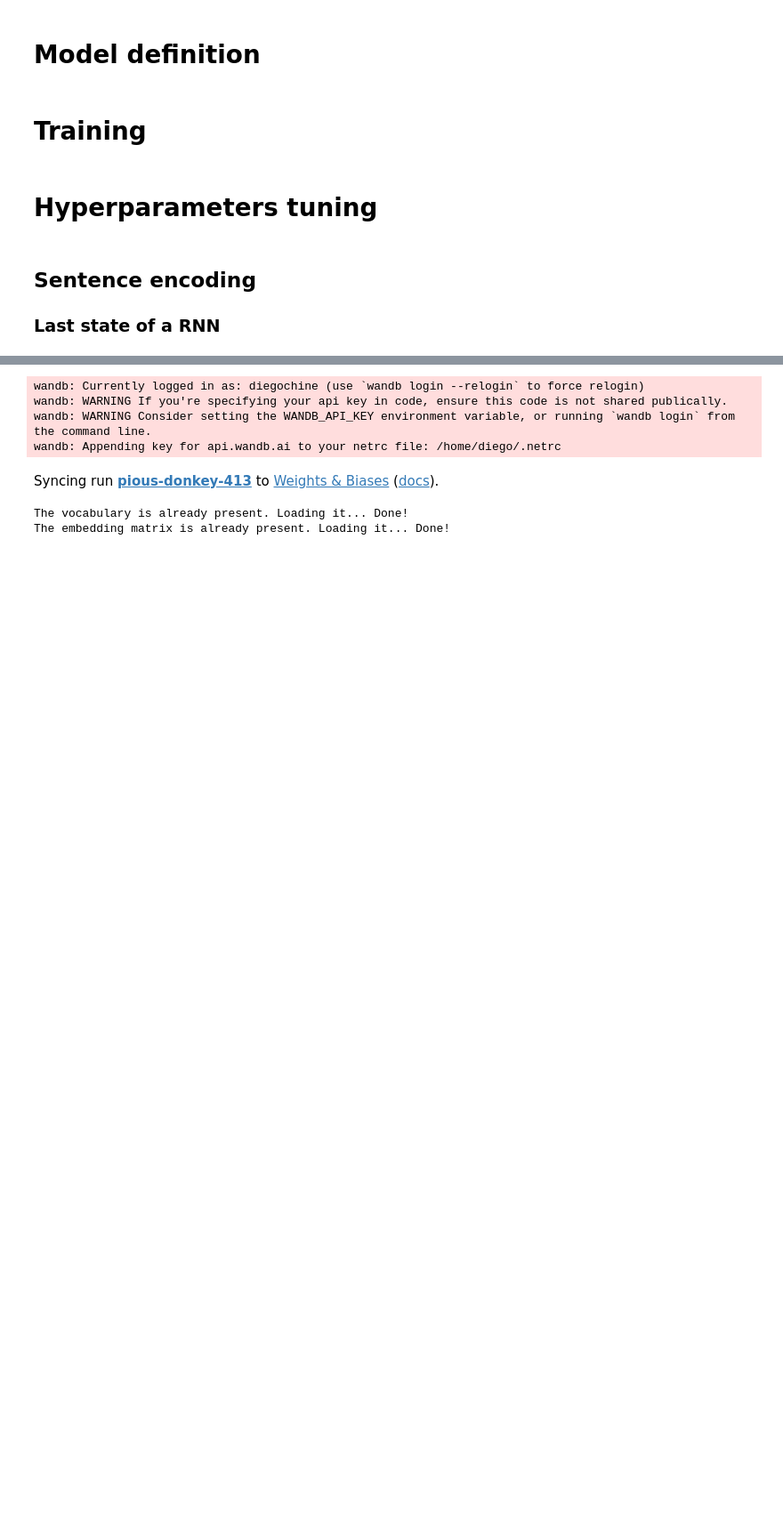
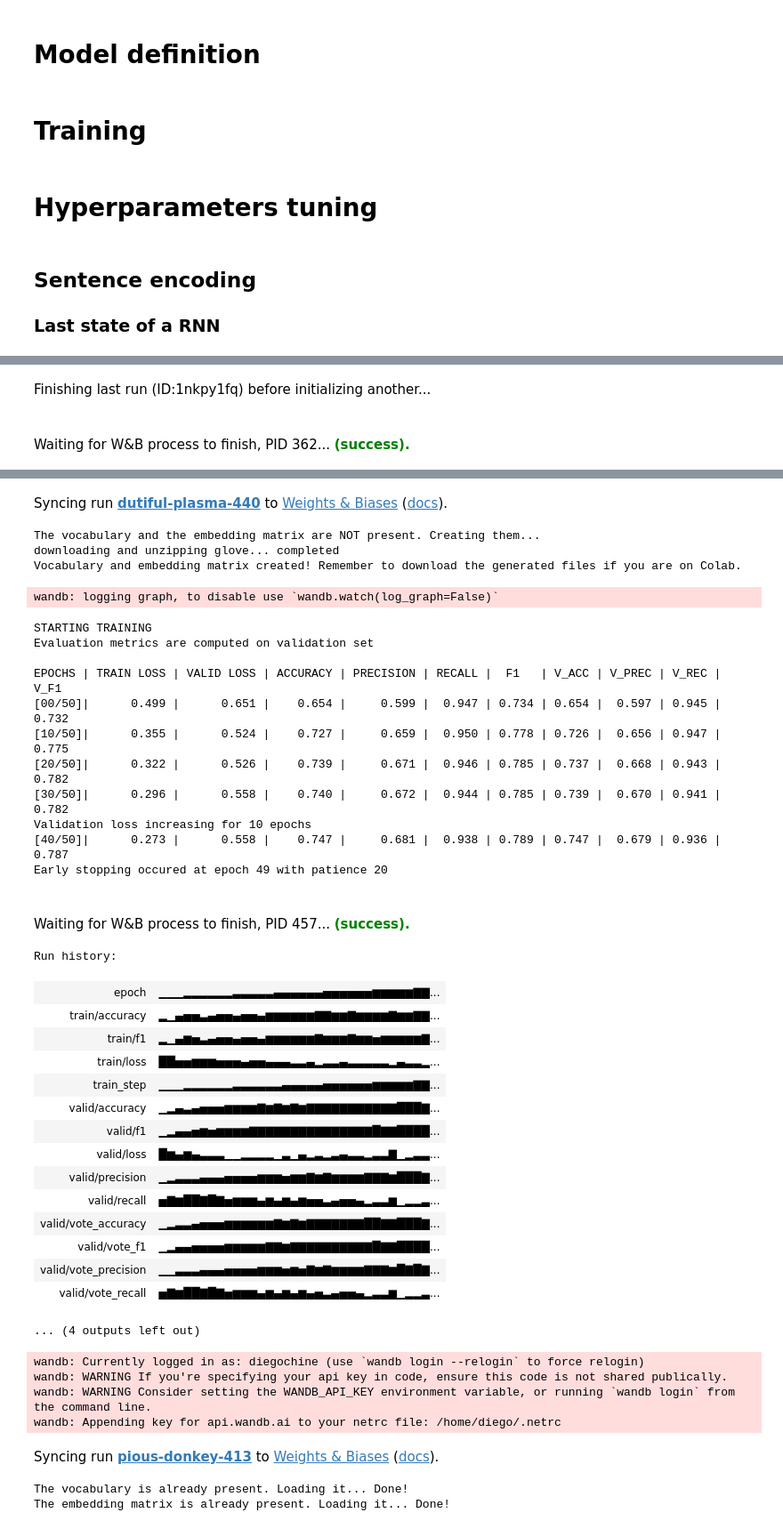
Before and after one commit to NLPetroni/assignment_two, a Jupyter notebook: solution_2.ipynb, the cells around one changed output, grey strips where cells are left out. Shown at 89% size. Saved outputs shown, nothing was run; the diff lists cells and outputs as text; code cells hidden in the pictures; blank space fills up the shorter version.

Commit message:
random oov

```diff
--- a/solution_2.ipynb
+++ b/solution_2.ipynb
@@ -658,7 +658,7 @@ def training_step(model, optimizer, loss_fn, data_loader, device):
   return log_dict
 
 
-def evaluate(model, loss_fn, data_loader, device):
+def evaluate(model, loss_fn, data_loader, device, split):
   """
     Evaluate model on the given dataloader.
     Parameters:
@@ -670,7 +670,6 @@ def evaluate(model, loss_fn, data_loader, device):
   """
   model.eval()
   assert len(data_loader) == 1 # must be a single batch
-  split = 'valid' # TODO implement for test set
 
   with torch.no_grad():
     data = next(iter(data_loader))
@@ -810,7 +809,7 @@ def train(optimizer, lr, device, n_epochs, verbose, batch_size, test=False, tags
   while epoch < n_epochs and not early_stopped:
     log_dict = training_step(model, optimizer, loss, train_dl, device)
     if not test:
-      log_dict.update(evaluate(model, valid_loss, valid_dl, device))
+      log_dict.update(evaluate(model, valid_loss, valid_dl, device, split='valid'))
       early_stopped, checkpoint = es_tracker.step(epoch, log_dict['valid/loss'])
       if early_stopped:
                 model.load_state_dict(checkpoint['model'])
@@ -831,8 +830,19 @@ def train(optimizer, lr, device, n_epochs, verbose, batch_size, test=False, tags
         print(f'[{epoch:02d}/{n_epochs:02d}]| {np.mean(log_dict["train/loss"]):10.3f} | {log_dict["valid/loss"]:10.3f} | {log_dict["valid/accuracy"]:8.3f} | {log_dict["valid/precision"]:9.3f} | {log_dict["valid/recall"]:6.3f} | {log_dict["valid/f1"]:4.3f} | {log_dict["valid/vote_accuracy"]:5.3f} | {log_dict["valid/vote_precision"]:6.3f} | {log_dict["valid/vote_recall"]:5.3f} | {log_dict["valid/vote_f1"]:4.3f}')
       epoch += 1
   if test:
-    log_dict = evaluate(model, loss, test_dl, device)
-    wandb.log()
+    log_dict.update(evaluate(model, valid_loss, test_dl, device, split='test'))
+    early_stopped, checkpoint = es_tracker.step(epoch, log_dict['valid/loss'])
+    if early_stopped:
+      model.load_state_dict(checkpoint['model'])
+    wandb.log({'epoch': epoch, 'test/loss': log_dict['test/loss'],
+            'test/accuracy': log_dict['test/accuracy'],
+            'test/precision': log_dict['test/precision'],
+            'test/recall': log_dict['test/recall'],
+            'test/f1': log_dict['test/f1'],
+            'test/vote_accuracy': log_dict['test/vote_accuracy'],
+            'test/vote_precision': log_dict['test/vote_precision'],
+            'test/vote_recall': log_dict['test/vote_recall'],
+            'test/vote_f1': log_dict['test/vote_f1']})
 
   run.finish()
   return model
@@ -860,6 +870,12 @@ batch_size = 512
 rec_size = 2
 hid_size = 64
 opt = 'rmsprop'
-tag = 'encoding choice'
+tag = 'random oov'
 verbose = False
 cosine_similarity = False
+# %%
+# test random oov embeddings
+train(optimizer=opt, lr=lr, device=device, n_epochs=epochs, verbose=verbose, tags=[tag, 'elman_last'],
+    batch_size=batch_size, encoder='rnn', merger='concatenation', rnn_type='gru',
+    rnn_output='last', rec_size=rec_size, hid_size=hid_size, cosine_similarity=cosine_similarity)
+# %% [output]
@@ -865,0 +883,2 @@ cosine_similarity = False
+Finishing last run (ID:1nkpy1fq) before initializing another...
+Waiting for W&B process to finish, PID 362... (success).
@@ -866,3 +887,36 @@ cosine_similarity = False
+Syncing run dutiful-plasma-440 to Weights & Biases (docs).
+The vocabulary and the embedding matrix are NOT present. Creating them...
+downloading and unzipping glove... completed
+Vocabulary and embedding matrix created! Remember to download the generated files if you are on Colab.
+wandb: logging graph, to disable use `wandb.watch(log_graph=False)`
+STARTING TRAINING
+Evaluation metrics are computed on validation set
+
+EPOCHS | TRAIN LOSS | VALID LOSS | ACCURACY | PRECISION | RECALL |  F1   | V_ACC | V_PREC | V_REC | V_F1
+[00/50]|      0.499 |      0.651 |    0.654 |     0.599 |  0.947 | 0.734 | 0.654 |  0.597 | 0.945 | 0.732
+[10/50]|      0.355 |      0.524 |    0.727 |     0.659 |  0.950 | 0.778 | 0.726 |  0.656 | 0.947 | 0.775
+[20/50]|      0.322 |      0.526 |    0.739 |     0.671 |  0.946 | 0.785 | 0.737 |  0.668 | 0.943 | 0.782
+[30/50]|      0.296 |      0.558 |    0.740 |     0.672 |  0.944 | 0.785 | 0.739 |  0.670 | 0.941 | 0.782
+Validation loss increasing for 10 epochs
+[40/50]|      0.273 |      0.558 |    0.747 |     0.681 |  0.938 | 0.789 | 0.747 |  0.679 | 0.936 | 0.787
+Early stopping occured at epoch 49 with patience 20
+Waiting for W&B process to finish, PID 457... (success).
+Run history:
+| epoch | ▁▁▁▂▂▂▂▂▂▃▃▃▃▃▄▄▄▄▄▄▅▅▅▅▅▅▆▆▆▆▆▇▇... |
+| train/accuracy | ▂▁▄▅▅▃▄▅▅▄▅▅▄▆▆▆▆▆▆▇▇▆▆▇▆▆▆▆▇▆▆▇▇... |
+| train/f1 | ▂▁▄▆▅▃▄▅▅▄▅▅▄▆▆▆▆▆▆▇▆▆▆▇▆▆▅▆▆▆▆▆▇... |
+| train/loss | ██▅▅▆▆▆▅▅▅▄▅▅▄▄▄▃▃▄▂▃▃▄▃▃▃▃▃▂▄▃▃▂... |
+| train_step | ▁▁▁▂▂▂▂▂▂▃▃▃▃▃▃▄▄▄▄▄▅▅▅▅▅▅▆▆▆▆▆▇▇... |
+| valid/accuracy | ▁▂▄▃▄▅▅▅▆▆▆▆▇▆▇▆▇▆▇▇▇▇▇▇▇▇▇▇▇███▇... |
+| valid/f1 | ▁▂▄▄▅▆▅▆▆▆▆▇▇▇▇▇▇▇▇▇▇▇▇▇▇▇█▇▇████... |
+| valid/loss | █▆▄▆▄▃▃▃▁▁▂▂▂▂▁▃▁▄▂▃▂▃▄▃▃▂▃▃▇▁▂▃▃... |
+| valid/precision | ▁▂▃▃▃▄▄▄▅▅▅▅▆▆▆▅▆▆▇▆▇▆▆▆▆▇▇▇▆███▇... |
+| valid/recall | ▅▇▆██▇█▇▅▆▆▆▄▆▄▆▄▆▅▅▃▄▅▅▄▂▃▃▆▁▂▂▃... |
+| valid/vote_accuracy | ▁▂▃▃▄▅▅▅▆▆▆▆▆▆▇▆▇▆▇▇▇▇▇▇▇██▇▇███▇... |
+| valid/vote_f1 | ▁▂▄▄▅▅▅▅▆▆▆▆▆▇▇▆▇▇▇▇▇▇▇▇▇▇█▇▇████... |
+| valid/vote_precision | ▁▁▃▃▃▄▄▄▅▅▅▅▆▆▆▅▆▅▇▆▇▆▆▆▆▇▇▇▆█▇█▇... |
+| valid/vote_recall | ▅▇▆██▇█▇▅▆▆▆▄▆▄▆▄▆▄▅▃▄▅▅▄▂▃▃▆▁▂▂▃... |
+... (4 outputs left out)
 # %%
 # elman
 train(optimizer=opt, lr=lr, device=device, n_epochs=epochs, verbose=verbose, tags=[tag, 'elman_last'],
```
Also changed, not shown: parts of 1 cell of this notebook.
